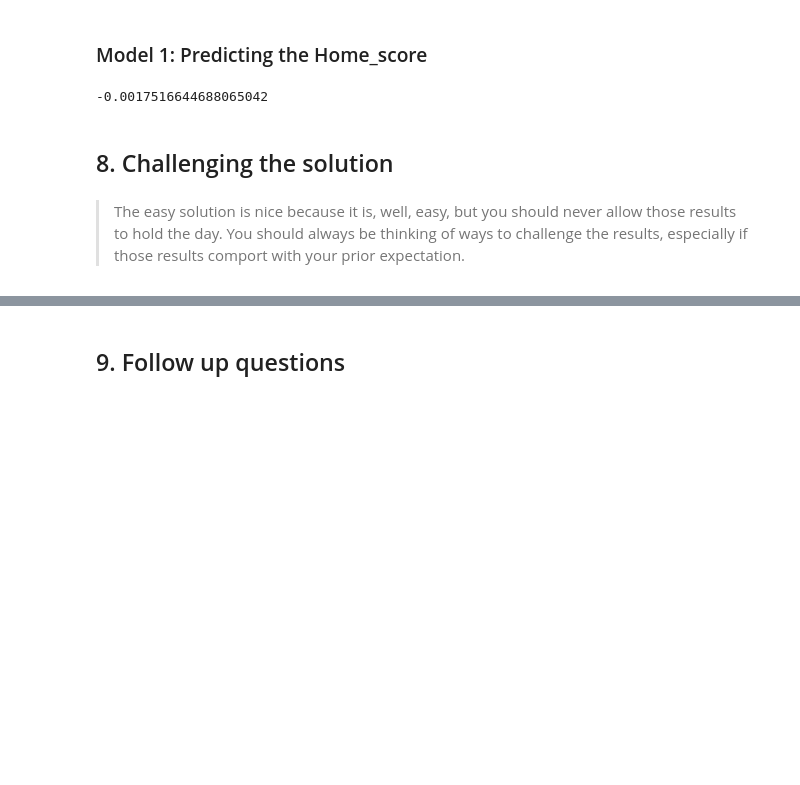
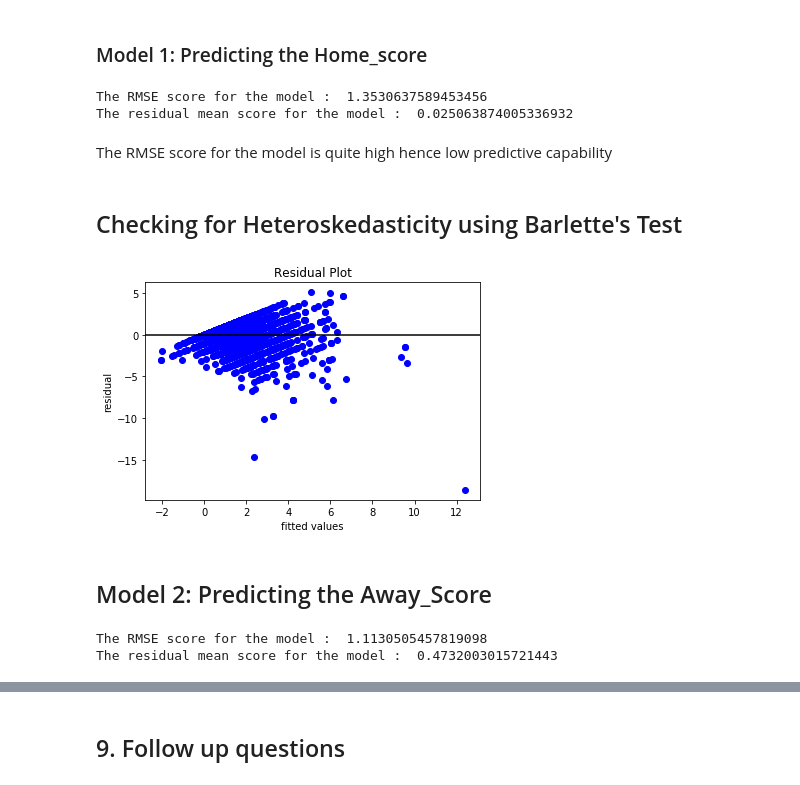
Before and after one commit to vivianusdjpy/SUPERVISED-LEARNING-WITH-EDA, a Jupyter notebook: Supervised_Learning_with_Exploratory_Data_Analysis_Mchezo_Pesa_Project.ipynb, the cells around one changed output, grey strips where cells are left out. Saved outputs shown, nothing was run; the diff lists cells and outputs as text; code cells hidden in the pictures; blank space fills up the shorter version.

```diff
--- a/Supervised_Learning_with_Exploratory_Data_Analysis_Mchezo_Pesa_Project.ipynb
+++ b/Supervised_Learning_with_Exploratory_Data_Analysis_Mchezo_Pesa_Project.ipynb
@@ -559,29 +576,29 @@ from sklearn import metrics
 from sklearn.model_selection import train_test_split
 from sklearn.linear_model import LinearRegression
 
-X = revised.values
-y = data['admit_chance'].values
+X = final_df7.iloc[:, [0,1,3,8,9,10,11,12]]
+y = final_df7['HOME_SCORE'].values
 
-X_train, X_test, admit_train, admit_test = train_test_split(X, y, test_size=0.2, random_state=0)
+X = pd.get_dummies(X, drop_first=True)
+
+X_train, X_test, y_train, y_test = train_test_split(X, y, test_size=0.2, random_state=0)
 
 regressor = LinearRegression()
-regressor.fit(X_train, admit_train)
+regressor.fit(X_train, y_train)
 
 # This is our prediction for admission based on our model
-admit_predict = regressor.predict(X_test)
+y_pred = regressor.predict(X_test)
 
 # We now create the residual by substracting the test value from the predicted
 # value for each row in our dataset
 
-residuals = np.subtract(admit_predict, admit_test)
+residuals = np.subtract(y_predict, y_test)
 
+from sklearn.metrics import mean_squared_error, f1_score, accuracy_score, confusion_matrix
 # Let's describe our residual:
 pd.DataFrame(residuals).describe()
-
-residuals.mean()
+print("The RMSE score for the model : ", np.sqrt(mean_squared_error(y_test, y_pred)))
+print("The residual mean score for the model : ", residuals.mean())
 # %% [output]
--0.0017516644688065042
+The RMSE score for the model :  1.3530637589453456
+The residual mean score for the model :  0.025063874005336932
-# %% [markdown]
-## 8. Challenging the solution
-# %% [markdown]
-> The easy solution is nice because it is, well, easy, but you should never allow those results to hold the day. You should always be thinking of ways to challenge the results, especially if those results comport with your prior expectation.
@@ -590,0 +605,50 @@ residuals.mean()
+# %% [markdown]
+The RMSE score for the model is quite high hence low predictive capability
+# %% [markdown]
+## Checking for Heteroskedasticity using Barlette's Test
+# %%
+residuals = y_pred - y_test
+
+# Plotting the prediction errors
+
+plt.scatter(y_pred, residuals, color='blue')
+plt.title('Residual Plot')
+plt.ylabel('residual')
+plt.xlabel('fitted values')
+plt.axhline(y= residuals.mean(), color='black')
+plt.show()
+# %% [output]
+[figure, added]
+# %% [markdown]
+## Model 2: Predicting the Away_Score
+# %%
+from sklearn import metrics
+from sklearn.model_selection import train_test_split
+from sklearn.linear_model import LinearRegression
+
+X = final_df7.iloc[:, [0,1,2,8,9,10,11,12]]
+y = final_df7['AWAY_SCORE'].values
+
+X = pd.get_dummies(X, drop_first=True)
+
+X_train, X_test, y_train, y_test = train_test_split(X, y, test_size=0.2, random_state=0)
+
+regressor = LinearRegression()
+regressor.fit(X_train, y_train)
+
+# This is our prediction for admission based on our model
+y_pred = regressor.predict(X_test)
+
+# We now create the residual by substracting the test value from the predicted
+# value for each row in our dataset
+
+residuals = np.subtract(y_predict, y_test)
+
+from sklearn.metrics import mean_squared_error, f1_score, accuracy_score, confusion_matrix
+# Let's describe our residual:
+pd.DataFrame(residuals).describe()
+print("The RMSE score for the model : ", np.sqrt(mean_squared_error(y_test, y_pred)))
+print("The residual mean score for the model : ", residuals.mean())
+# %% [output]
+The RMSE score for the model :  1.1130505457819098
+The residual mean score for the model :  0.4732003015721443
```
Also changed, not shown: parts of 12 cells of this notebook.
